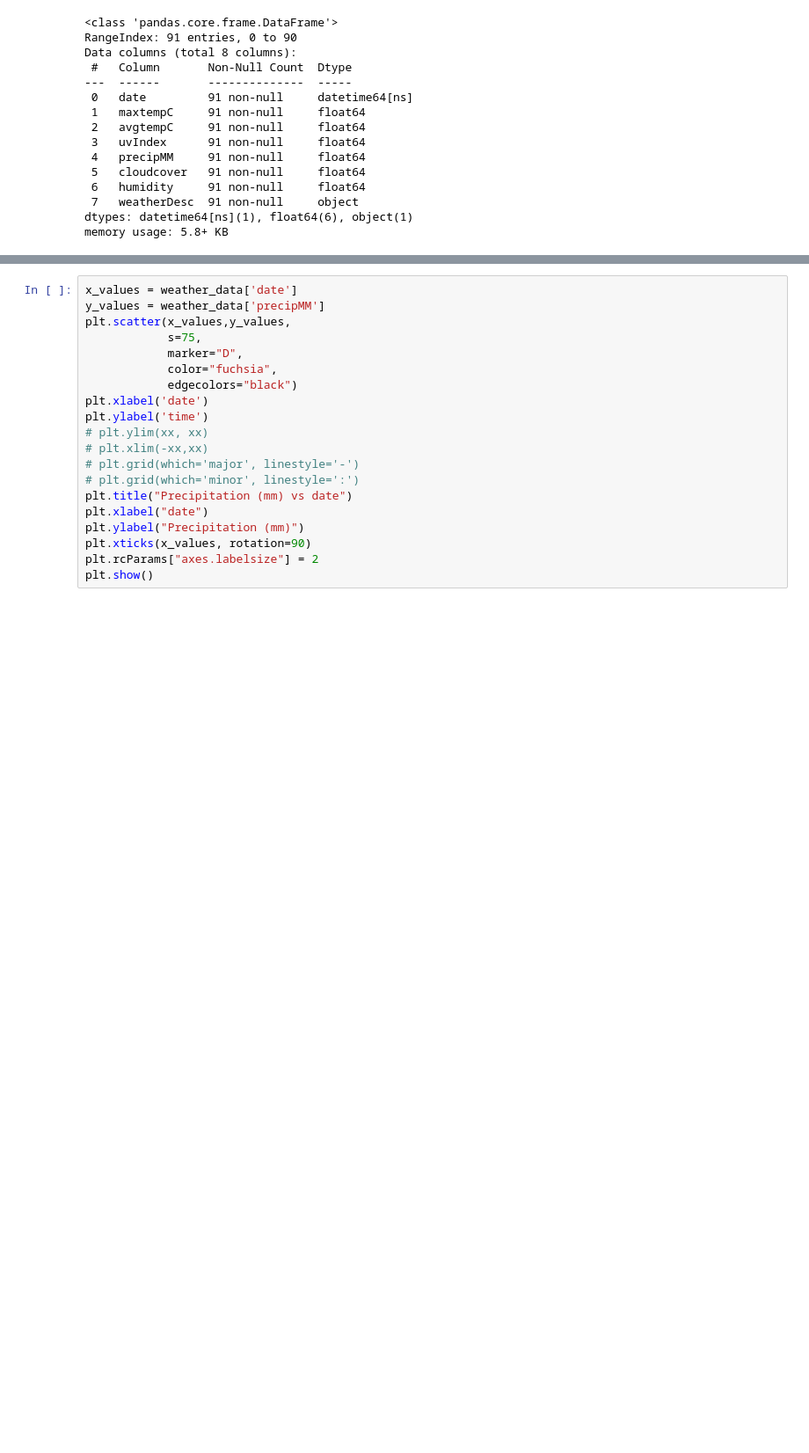
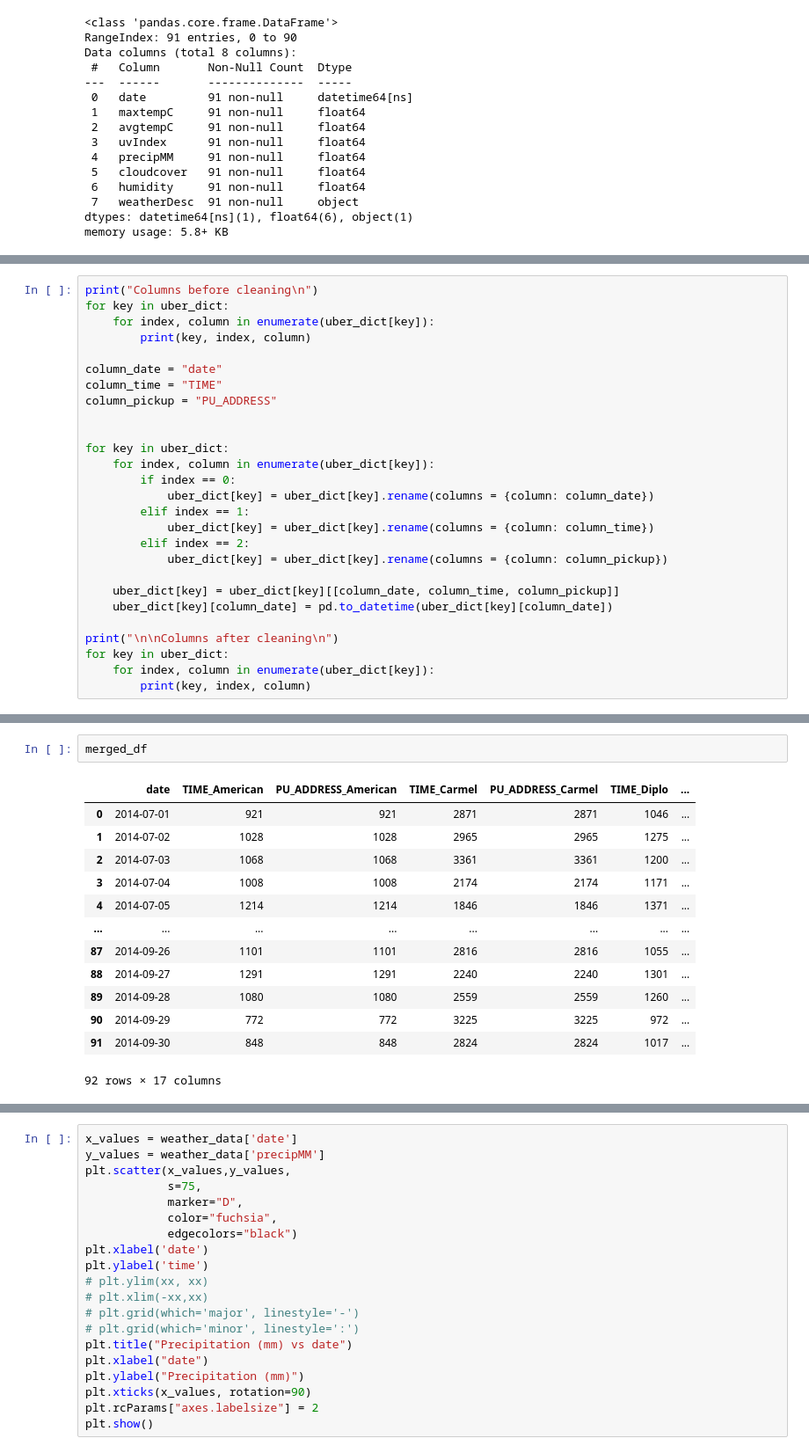
Before and after one commit to P219-C/G5_project-1_UWADA, a Jupyter notebook: Attempt_two.ipynb, the cells around one changed output, grey strips where cells are left out. Shown at 88% size. Saved outputs shown, nothing was run; the diff lists cells and outputs as text; blank space fills up the shorter version.

```diff
--- a/Attempt_two.ipynb
+++ b/Attempt_two.ipynb
@@ -200,0 +259,27 @@ memory usage: 5.8+ KB
+# %%
+print("Columns before cleaning\n")
+for key in uber_dict:
+    for index, column in enumerate(uber_dict[key]):
+        print(key, index, column)
+
+column_date = "date"
+column_time = "TIME"
+column_pickup = "PU_ADDRESS"
+
+
+for key in uber_dict:
+    for index, column in enumerate(uber_dict[key]):
+        if index == 0:
+            uber_dict[key] = uber_dict[key].rename(columns = {column: column_date})
+        elif index == 1:
+            uber_dict[key] = uber_dict[key].rename(columns = {column: column_time})
+        elif index == 2:
+            uber_dict[key] = uber_dict[key].rename(columns = {column: column_pickup})
+
+    uber_dict[key] = uber_dict[key][[column_date, column_time, column_pickup]]
+    uber_dict[key][column_date] = pd.to_datetime(uber_dict[key][column_date])
+
+print("\n\nColumns after cleaning\n")
+for key in uber_dict:
+    for index, column in enumerate(uber_dict[key]):
+        print(key, index, column)
@@ -200,0 +312,16 @@ memory usage: 5.8+ KB
+# %%
+merged_df
+# %% [output]
+|  | date | TIME_American | PU_ADDRESS_American | TIME_Carmel | PU_ADDRESS_Carmel | TIME_Diplo | ... |
+| 0 | 2014-07-01 | 921 | 921 | 2871 | 2871 | 1046 | ... |
+| 1 | 2014-07-02 | 1028 | 1028 | 2965 | 2965 | 1275 | ... |
+| 2 | 2014-07-03 | 1068 | 1068 | 3361 | 3361 | 1200 | ... |
+| 3 | 2014-07-04 | 1008 | 1008 | 2174 | 2174 | 1171 | ... |
+| 4 | 2014-07-05 | 1214 | 1214 | 1846 | 1846 | 1371 | ... |
+| ... | ... | ... | ... | ... | ... | ... | ... |
+| 87 | 2014-09-26 | 1101 | 1101 | 2816 | 2816 | 1055 | ... |
+| 88 | 2014-09-27 | 1291 | 1291 | 2240 | 2240 | 1301 | ... |
+| 89 | 2014-09-28 | 1080 | 1080 | 2559 | 2559 | 1260 | ... |
+| 90 | 2014-09-29 | 772 | 772 | 3225 | 3225 | 972 | ... |
+| 91 | 2014-09-30 | 848 | 848 | 2824 | 2824 | 1017 | ... |
+92 rows × 17 columns
```
Also changed, not shown: parts of 8 cells of this notebook.
